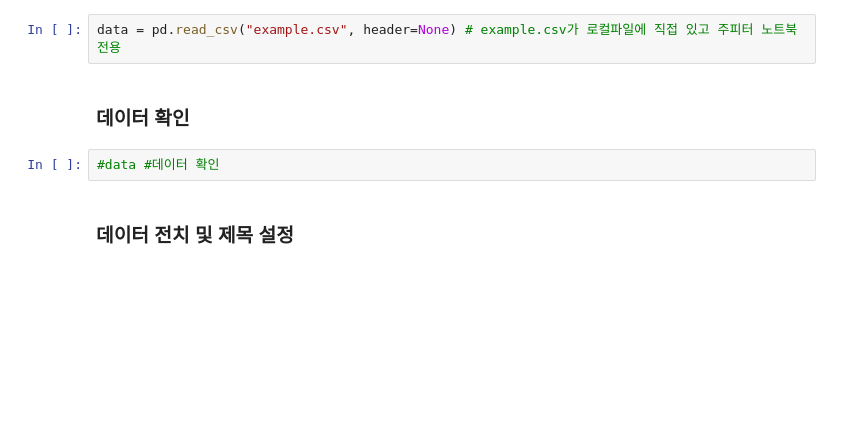
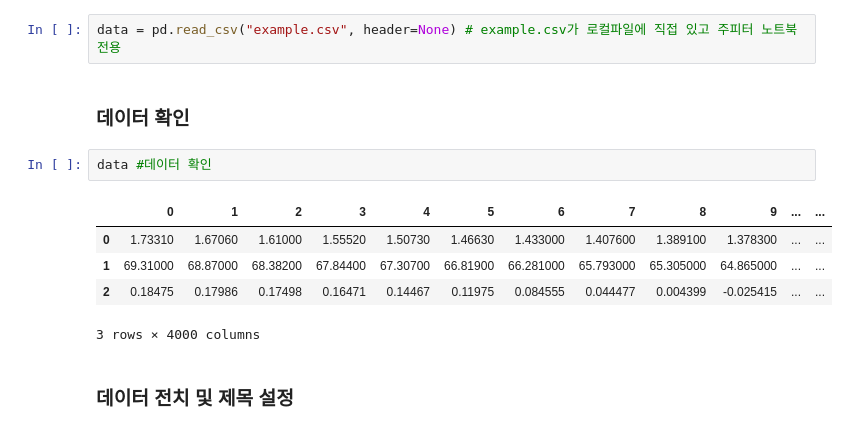
Before and after one commit to Kaintels/PKS_Passion, a Jupyter notebook: Python3/BP_estimation/Py_practice.ipynb, the cells around one changed output. Saved outputs shown, nothing was run; the diff lists cells and outputs as text; blank space fills up the shorter version.

```diff
--- a/Python3/BP_estimation/Py_practice.ipynb
+++ b/Python3/BP_estimation/Py_practice.ipynb
@@ -58,7 +58,13 @@ data = pd.read_csv("example.csv", header=None) # example.csv가 로컬파일에
 # %% [markdown]
 ### 데이터 확인
 # %%
-#data #데이터 확인
+data #데이터 확인
+# %% [output]
+|  | 0 | 1 | 2 | 3 | 4 | 5 | 6 | 7 | 8 | 9 | ... | ... |
+| 0 | 1.73310 | 1.67060 | 1.61000 | 1.55520 | 1.50730 | 1.46630 | 1.433000 | 1.407600 | 1.389100 | 1.378300 | ... | ... |
+| 1 | 69.31000 | 68.87000 | 68.38200 | 67.84400 | 67.30700 | 66.81900 | 66.281000 | 65.793000 | 65.305000 | 64.865000 | ... | ... |
+| 2 | 0.18475 | 0.17986 | 0.17498 | 0.16471 | 0.14467 | 0.11975 | 0.084555 | 0.044477 | 0.004399 | -0.025415 | ... | ... |
+3 rows × 4000 columns
 # %% [markdown]
 ### 데이터 전치 및 제목 설정
 # %%
```
Also changed, not shown: parts of 12 cells of this notebook.
